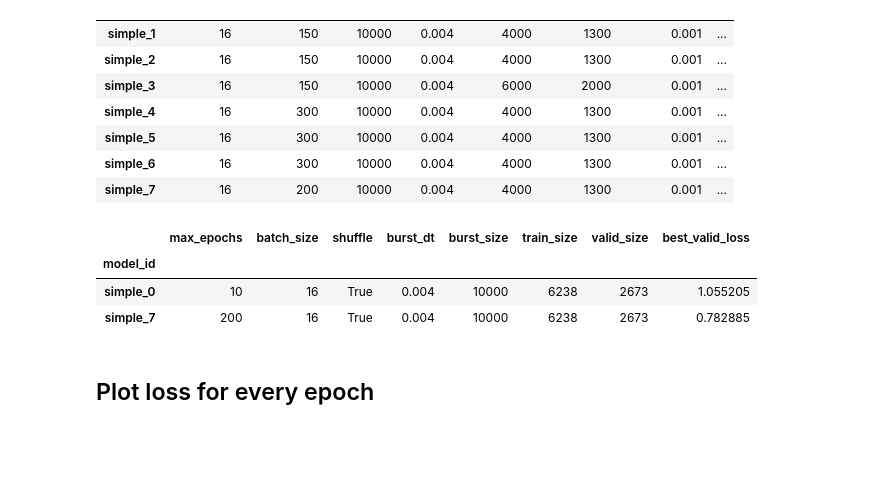
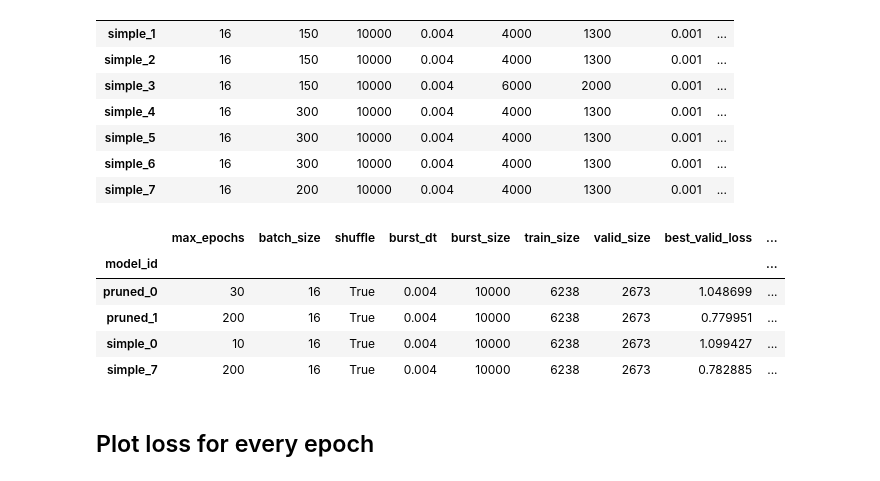
Before and after one commit to przemyslaw-zielinski/sf_nets, a Jupyter notebook: notebooks/rqp4_analyze.ipynb, the cells around one changed output. Cells and saved outputs as stored; diff of their text form; code cells hidden in the pictures; blank space fills up the shorter version.

```diff
--- a/notebooks/rqp4_analyze.ipynb
+++ b/notebooks/rqp4_analyze.ipynb
@@ -51,27 +51,29 @@ models_df.set_index('model_id').sort_values(by='model_id')
 # %%
 path = f'../results/models/rqp4/'
 series_list = []
 for file in os.listdir(path):
     filename = os.fsdecode(file)
     if filename.endswith(".pt"):
         train_data = torch.load(path + filename)
         par_dict = {
             key:val
             for key, val in train_data['config'].items()
-            if key not in {'valid_split', 'loader'}
+            if key not in {'valid_split', 'loader', 'layers_to_prune'}
         }
 #         par_dict['layers (i,l,[h])'] = train_data['state']['best_model_dict'].keys()
         par_dict['train_size'] = train_data['config']['loader']['train_size']
         par_dict['valid_size'] = train_data['config']['loader']['valid_size']
         par_dict['best_valid_loss'] = train_data['history']['valid_losses'][train_data['state']['best_epoch']-1]
         series_list.append(par_dict)
 models_df = pd.DataFrame(series_list)
 models_df.set_index('model_id').sort_values(by='model_id')
 # %% [output]
-|  | max_epochs | batch_size | shuffle | burst_dt | burst_size | train_size | valid_size | best_valid_loss |
-| model_id |  |  |  |  |  |  |  |  |
-| simple_0 | 10 | 16 | True | 0.004 | 10000 | 6238 | 2673 | 1.055205 |
-| simple_7 | 200 | 16 | True | 0.004 | 10000 | 6238 | 2673 | 0.782885 |
+|  | max_epochs | batch_size | shuffle | burst_dt | burst_size | train_size | valid_size | best_valid_loss | ... |
+| model_id |  |  |  |  |  |  |  |  | ... |
+| pruned_0 | 30 | 16 | True | 0.004 | 10000 | 6238 | 2673 | 1.048699 | ... |
+| pruned_1 | 200 | 16 | True | 0.004 | 10000 | 6238 | 2673 | 0.779951 | ... |
+| simple_0 | 10 | 16 | True | 0.004 | 10000 | 6238 | 2673 | 1.099427 | ... |
+| simple_7 | 200 | 16 | True | 0.004 | 10000 | 6238 | 2673 | 0.782885 | ... |
 # %% [markdown]
 ## Plot loss for every epoch
 # %%
```
Also changed, not shown: parts of 8 cells of this notebook, 9 other files.
